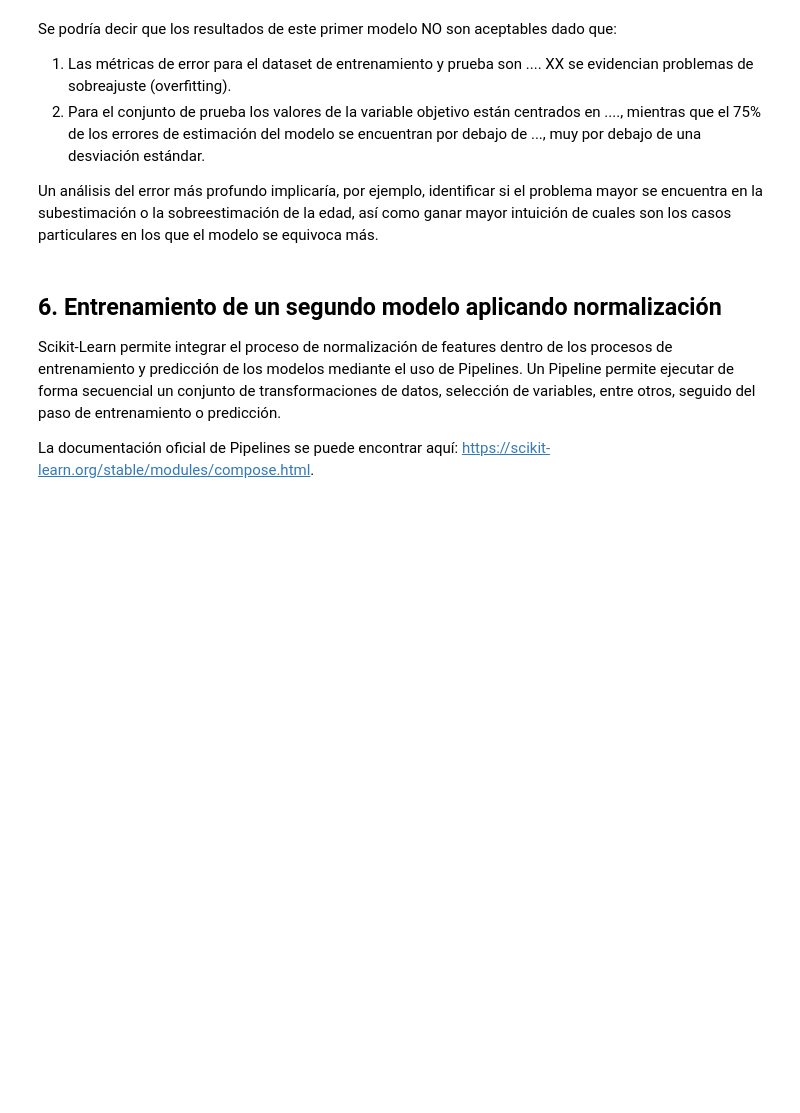
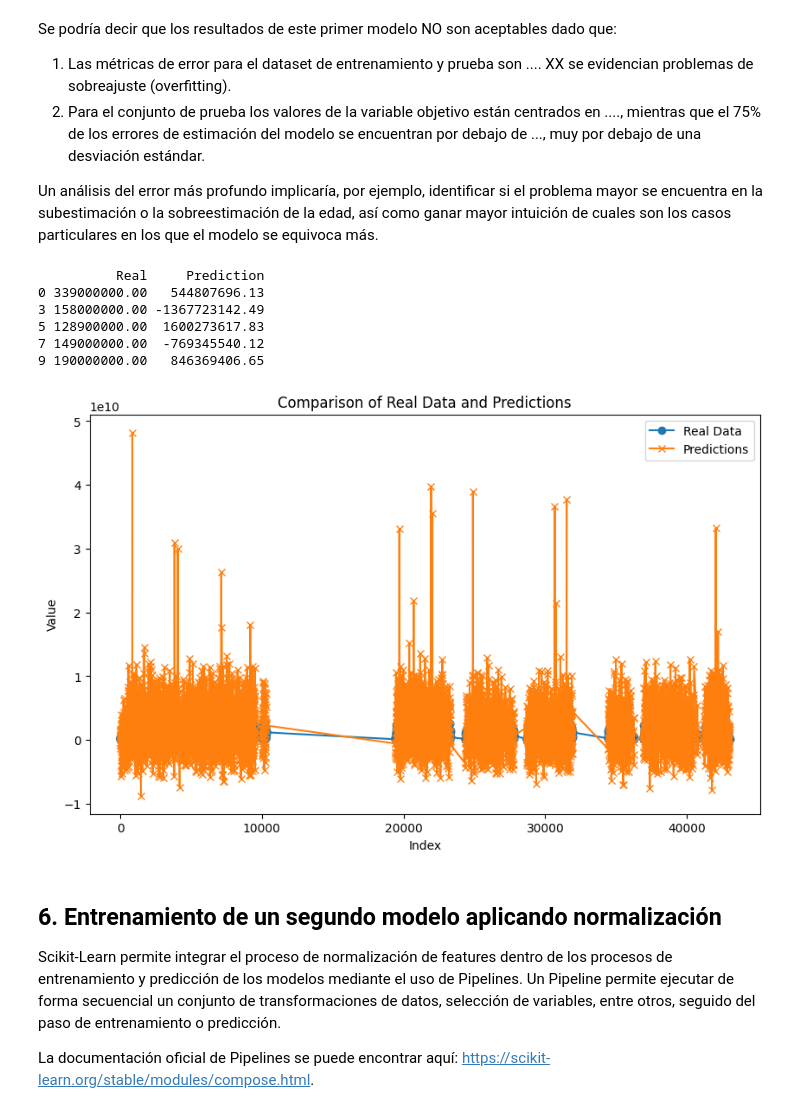
Before and after one commit to amrios80/linear-regression-tutorial, a Jupyter notebook: aptos/aptos.ipynb, the cells around one changed output. Cells and saved outputs as stored; diff of their text form; code cells hidden in the pictures; blank space fills up the shorter version.

```diff
--- a/aptos/aptos.ipynb
+++ b/aptos/aptos.ipynb
@@ -39,7 +39,7 @@ pd.set_option('display.float_format', '{:.2f}'.format)
 # %% [markdown]
 ## 1. Carga de los datos
 # %%
-dataset_url="https://github.com/amrios80/linear-regression-tutorial/raw/refs/heads/master/aptos/apartamentos.zip"
+dataset_url="https://github.com/amrios80/linear-regression-tutorial/raw/refs/heads/master/crabs/data/apartamentos.zip"
 apto_df = pd.read_csv(dataset_url, compression="zip")
 # %%
 #apto_df.shape
@@ -413,6 +413,53 @@ Se podría decir que los resultados de este primer modelo NO son aceptables dado
 2) Para el conjunto de prueba los valores de la variable objetivo están centrados en ...., mientras que el 75% de los errores de estimación del modelo se encuentran por debajo de ..., muy por debajo de una desviación estándar.
 
 Un análisis del error más profundo implicaría, por ejemplo, identificar si el problema mayor se encuentra en la subestimación o la sobreestimación de la edad, así como ganar mayor intuición de cuales son los casos particulares en los que el modelo se equivoca más.
+# %%
+import pandas as pd
+import matplotlib.pyplot as plt
+
+def plot_comparison(real, prediction):
+  # Sample DataFrame with test data and predictions
+  data = {
+    'Real': real,
+    'Prediction': prediction
+  }
+
+  df = pd.DataFrame(data)
+  # Sorting the DataFrame by index
+  df = df.sort_index()
+  print(df.head())
+
+  # Plotting the real test data and predictions
+  plt.figure(figsize=(10, 6))
+
+  # Plot real data
+  plt.plot(df.index, df['Real'], label='Real Data', marker='o')
+
+  # Plot prediction data
+  plt.plot(df.index, df['Prediction'], label='Predictions', marker='x')
+
+  # Add labels and title
+  plt.xlabel('Index')
+  plt.ylabel('Value')
+  plt.title('Comparison of Real Data and Predictions')
+
+  # Add legend
+  plt.legend()
+
+  # Show plot
+  plt.show()
+
+plot_comparison(y_test, regression.predict(X_test))
+#y_test.to_list()
+#regression.predict(X_test)
+# %% [output]
+          Real     Prediction
+0 339000000.00   544807696.13
+3 158000000.00 -1367723142.49
+5 128900000.00  1600273617.83
+7 149000000.00  -769345540.12
+9 190000000.00   846369406.65
+[figure, added]
 # %% [markdown]
 ## 6. Entrenamiento de un segundo modelo aplicando normalización
 
```
